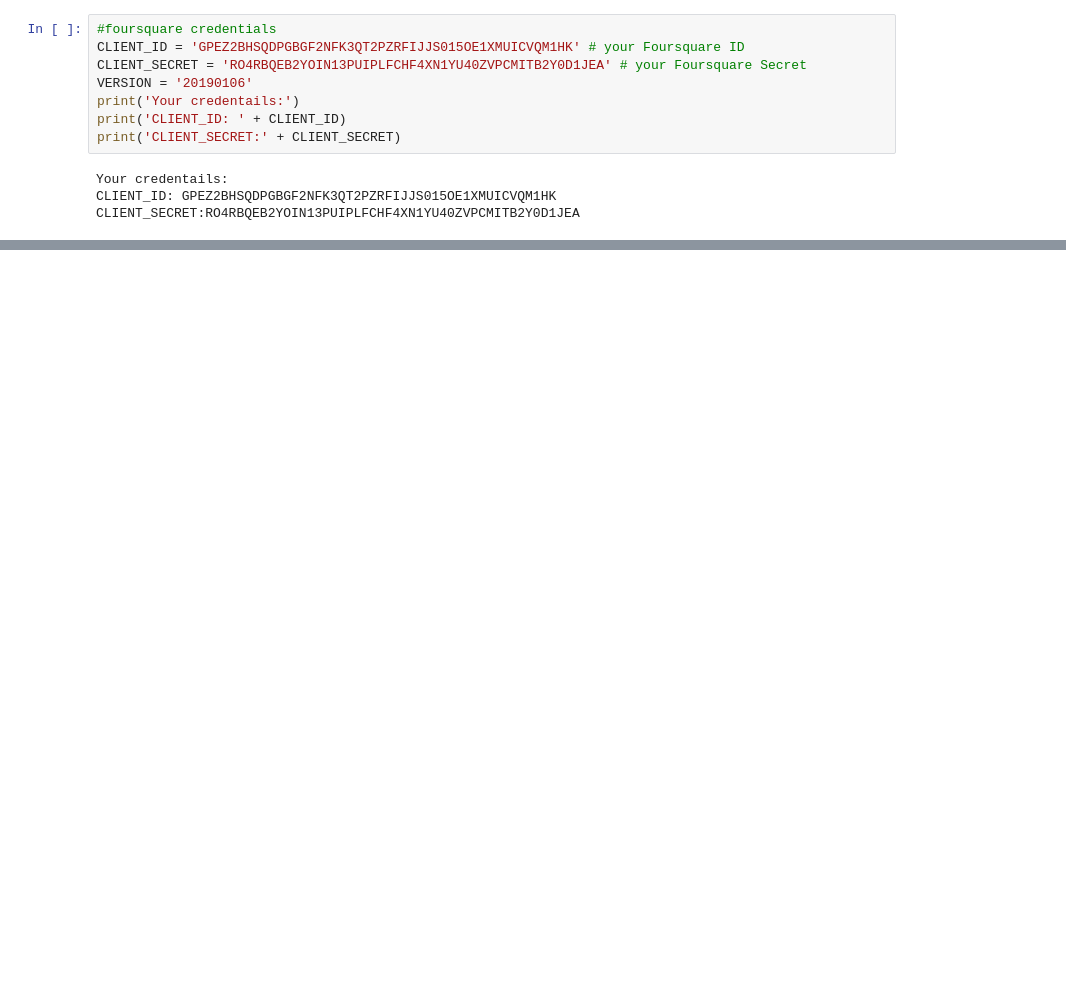
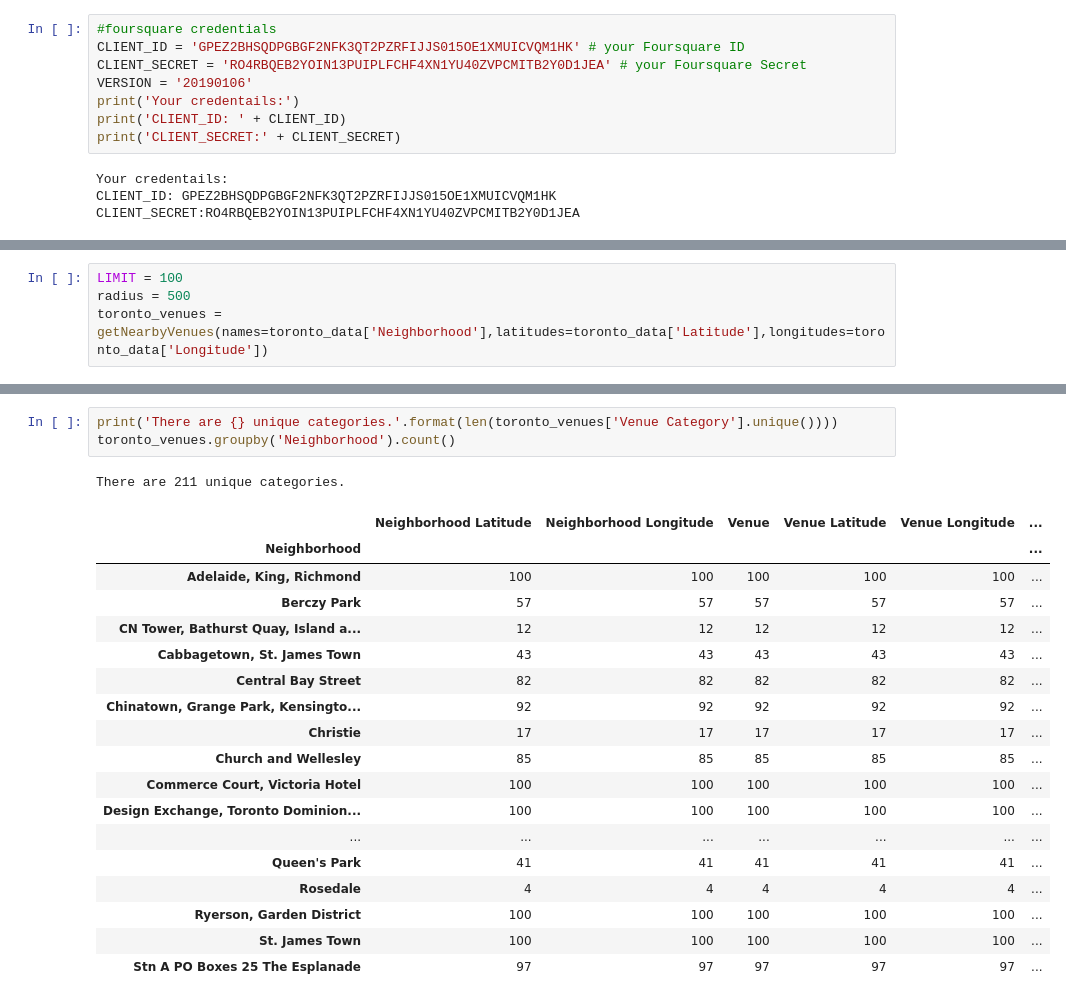
Before and after one commit to chitvansaggu/Data-Science-Notebooks, a Jupyter notebook: Data Analysis on Toronto Neighborhood Postal Codes.ipynb, the cells around one changed output, grey strips where cells are left out. Drawn from its saved outputs; the diff is of its cells as text; blank space fills up the shorter version.

```diff
--- a/Data Analysis on Toronto Neighborhood Postal Codes.ipynb
+++ b/Data Analysis on Toronto Neighborhood Postal Codes.ipynb
@@ -176,0 +229,4 @@ CLIENT_SECRET:RO4RBQEB2YOIN13PUIPLFCHF4XN1YU40ZVPCMITB2Y0D1JEA
+# %%
+LIMIT = 100
+radius = 500
+toronto_venues = getNearbyVenues(names=toronto_data['Neighborhood'],latitudes=toronto_data['Latitude'],longitudes=toronto_data['Longitude'])
@@ -176,0 +264,23 @@ CLIENT_SECRET:RO4RBQEB2YOIN13PUIPLFCHF4XN1YU40ZVPCMITB2Y0D1JEA
+# %%
+print('There are {} unique categories.'.format(len(toronto_venues['Venue Category'].unique())))
+toronto_venues.groupby('Neighborhood').count()
+# %% [output]
+There are 211 unique categories.
+|  | Neighborhood Latitude | Neighborhood Longitude | Venue | Venue Latitude | Venue Longitude | ... |
+| Neighborhood |  |  |  |  |  | ... |
+| Adelaide, King, Richmond | 100 | 100 | 100 | 100 | 100 | ... |
+| Berczy Park | 57 | 57 | 57 | 57 | 57 | ... |
+| CN Tower, Bathurst Quay, Island a... | 12 | 12 | 12 | 12 | 12 | ... |
+| Cabbagetown, St. James Town | 43 | 43 | 43 | 43 | 43 | ... |
+| Central Bay Street | 82 | 82 | 82 | 82 | 82 | ... |
+| Chinatown, Grange Park, Kensingto... | 92 | 92 | 92 | 92 | 92 | ... |
+| Christie | 17 | 17 | 17 | 17 | 17 | ... |
+| Church and Wellesley | 85 | 85 | 85 | 85 | 85 | ... |
+| Commerce Court, Victoria Hotel | 100 | 100 | 100 | 100 | 100 | ... |
+| Design Exchange, Toronto Dominion... | 100 | 100 | 100 | 100 | 100 | ... |
+| ... | ... | ... | ... | ... | ... | ... |
+| Queen's Park | 41 | 41 | 41 | 41 | 41 | ... |
+| Rosedale | 4 | 4 | 4 | 4 | 4 | ... |
+| Ryerson, Garden District | 100 | 100 | 100 | 100 | 100 | ... |
+| St. James Town | 100 | 100 | 100 | 100 | 100 | ... |
+| Stn A PO Boxes 25 The Esplanade | 97 | 97 | 97 | 97 | 97 | ... |
```
Also changed, not shown: parts of 8 cells of this notebook.
